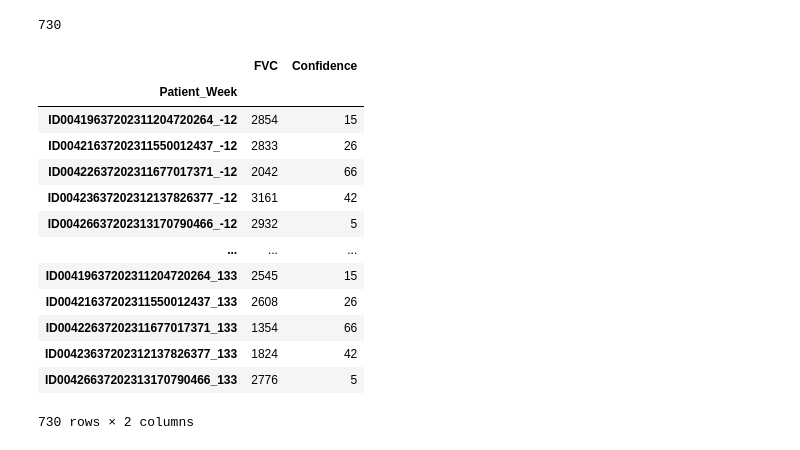
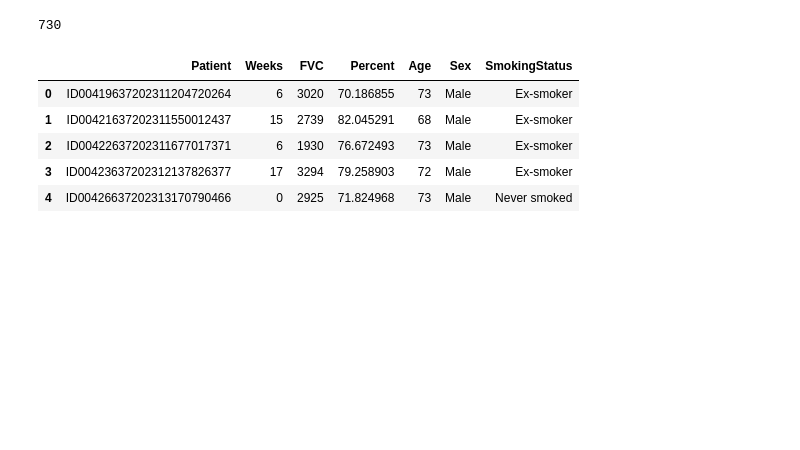
Before and after one commit to skbhere/OSIC-Pulmonary-Fibrosis-Progression, a Jupyter notebook: OSIC_Pulmonary_Fibrosis_Progression_ipynb cross check .ipynb, the cells around one changed output. Drawn from its saved outputs; the diff is of its cells as text; code cells hidden in the pictures; blank space fills up the shorter version.

```diff
--- a/OSIC_Pulmonary_Fibrosis_Progression_ipynb cross check .ipynb
+++ b/OSIC_Pulmonary_Fibrosis_Progression_ipynb cross check .ipynb
@@ -78,23 +78,15 @@ ss=ss.set_index('Patient_Week').join(submission.set_index('Patient_Week'),lsuffi
 # %%
 submission=ss.drop(columns=['FVC_ss',"Confidence_ss"])
 submission.to_csv("submission.csv",index = True)
-# %%
-submission
-# %% [output]
-|  | FVC | Confidence |
-| Patient_Week |  |  |
-| ID00419637202311204720264_-12 | 2854 | 15 |
-| ID00421637202311550012437_-12 | 2833 | 26 |
-| ID00422637202311677017371_-12 | 2042 | 66 |
-| ID00423637202312137826377_-12 | 3161 | 42 |
-| ID00426637202313170790466_-12 | 2932 | 5 |
-| ... | ... | ... |
-| ID00419637202311204720264_133 | 2545 | 15 |
-| ID00421637202311550012437_133 | 2608 | 26 |
-| ID00422637202311677017371_133 | 1354 | 66 |
-| ID00423637202312137826377_133 | 1824 | 42 |
-| ID00426637202313170790466_133 | 2776 | 5 |
-730 rows × 2 columns
+# %%
+test
+# %% [output]
+|  | Patient | Weeks | FVC | Percent | Age | Sex | SmokingStatus |
+| 0 | ID00419637202311204720264 | 6 | 3020 | 70.186855 | 73 | Male | Ex-smoker |
+| 1 | ID00421637202311550012437 | 15 | 2739 | 82.045291 | 68 | Male | Ex-smoker |
+| 2 | ID00422637202311677017371 | 6 | 1930 | 76.672493 | 73 | Male | Ex-smoker |
+| 3 | ID00423637202312137826377 | 17 | 3294 | 79.258903 | 72 | Male | Ex-smoker |
+| 4 | ID00426637202313170790466 | 0 | 2925 | 71.824968 | 73 | Male | Never smoked |
 # %%
 # org_test = test
 
```
Also changed, not shown: parts of 9 cells of this notebook.
